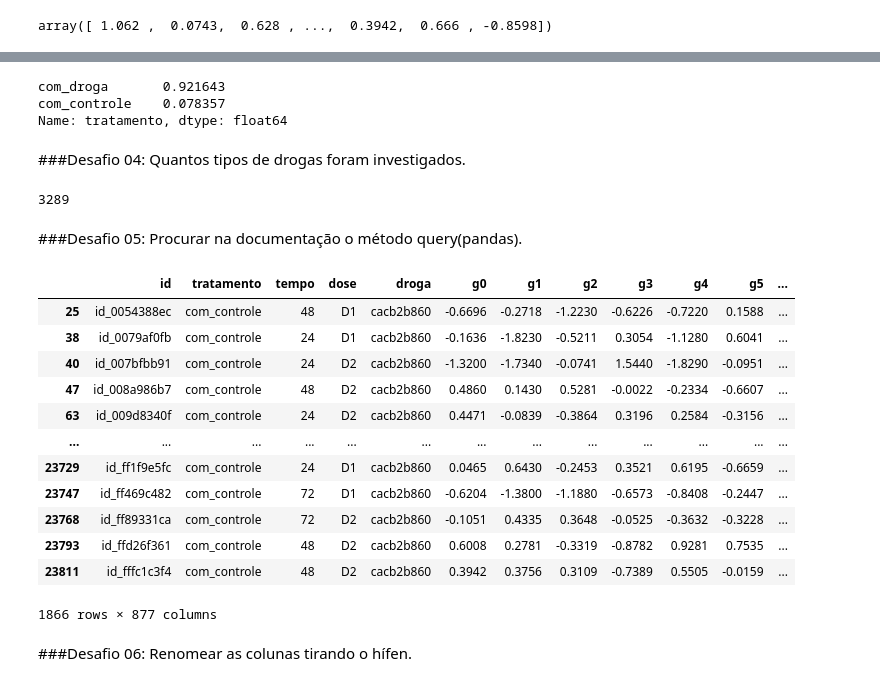
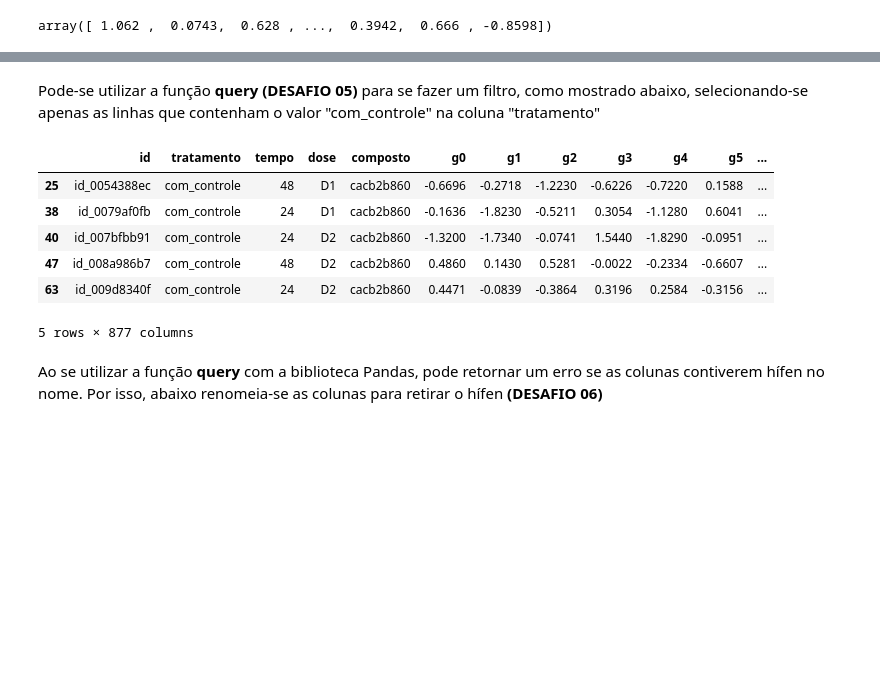
Before and after one commit to guibruno/alura_imersaodados, a Jupyter notebook: Imersao_Dados_Aula_01.ipynb, the cells around one changed output, grey strips where cells are left out. Cells and saved outputs as stored; diff of their text form; code cells hidden in the pictures; blank space fills up the shorter version.

```diff
--- a/Imersao_Dados_Aula_01.ipynb
+++ b/Imersao_Dados_Aula_01.ipynb
@@ -141,0 +121,4 @@ Vamos analisar a coluna nomeada como g-0 agora:
+# %%
+altera = {'droga': 'composto'}
+dados.rename(columns=altera, inplace=True)
+dados.head()
@@ -300,34 +290,16 @@ dados.tail(5)
-# %%
-dados['tratamento'].value_counts(normalize = True)
-# %% [output]
-com_droga       0.921643
-com_controle    0.078357
-Name: tratamento, dtype: float64
-# %% [markdown]
-###Desafio 04: Quantos tipos de drogas foram investigados.
-# %%
-dados['droga'].nunique()
-# %% [output]
-3289
-# %% [markdown]
-###Desafio 05: Procurar na documentação o método query(pandas).
+# %% [markdown]
+Pode-se utilizar a função **query (DESAFIO 05)** para se fazer um filtro, como mostrado abaixo, selecionando-se apenas as linhas que contenham o valor "com_controle" na coluna "tratamento"
 # %%
-dados.query('tratamento == "com_controle"')
+dados.query('tratamento == "com_controle"').head()
 # %% [output]
-|  | id | tratamento | tempo | dose | droga | g0 | g1 | g2 | g3 | g4 | g5 | ... |
+|  | id | tratamento | tempo | dose | composto | g0 | g1 | g2 | g3 | g4 | g5 | ... |
 | 25 | id_0054388ec | com_controle | 48 | D1 | cacb2b860 | -0.6696 | -0.2718 | -1.2230 | -0.6226 | -0.7220 | 0.1588 | ... |
 | 38 | id_0079af0fb | com_controle | 24 | D1 | cacb2b860 | -0.1636 | -1.8230 | -0.5211 | 0.3054 | -1.1280 | 0.6041 | ... |
 | 40 | id_007bfbb91 | com_controle | 24 | D2 | cacb2b860 | -1.3200 | -1.7340 | -0.0741 | 1.5440 | -1.8290 | -0.0951 | ... |
 | 47 | id_008a986b7 | com_controle | 48 | D2 | cacb2b860 | 0.4860 | 0.1430 | 0.5281 | -0.0022 | -0.2334 | -0.6607 | ... |
 | 63 | id_009d8340f | com_controle | 24 | D2 | cacb2b860 | 0.4471 | -0.0839 | -0.3864 | 0.3196 | 0.2584 | -0.3156 | ... |
-| ... | ... | ... | ... | ... | ... | ... | ... | ... | ... | ... | ... | ... |
-| 23729 | id_ff1f9e5fc | com_controle | 24 | D1 | cacb2b860 | 0.0465 | 0.6430 | -0.2453 | 0.3521 | 0.6195 | -0.6659 | ... |
-| 23747 | id_ff469c482 | com_controle | 72 | D1 | cacb2b860 | -0.6204 | -1.3800 | -1.1880 | -0.6573 | -0.8408 | -0.2447 | ... |
-| 23768 | id_ff89331ca | com_controle | 72 | D2 | cacb2b860 | -0.1051 | 0.4335 | 0.3648 | -0.0525 | -0.3632 | -0.3228 | ... |
-| 23793 | id_ffd26f361 | com_controle | 48 | D2 | cacb2b860 | 0.6008 | 0.2781 | -0.3319 | -0.8782 | 0.9281 | 0.7535 | ... |
-| 23811 | id_fffc1c3f4 | com_controle | 48 | D2 | cacb2b860 | 0.3942 | 0.3756 | 0.3109 | -0.7389 | 0.5505 | -0.0159 | ... |
-1866 rows × 877 columns
+5 rows × 877 columns
-# %% [markdown]
-
-###Desafio 06: Renomear as colunas tirando o hífen.
+# %% [markdown]
+
+Ao se utilizar a função **query** com a biblioteca Pandas, pode retornar um erro se as colunas contiverem hífen no nome. Por isso, abaixo renomeia-se as colunas para retirar o hífen **(DESAFIO 06)**
 # %%
```
Also changed, not shown: parts of 89 cells of this notebook.
